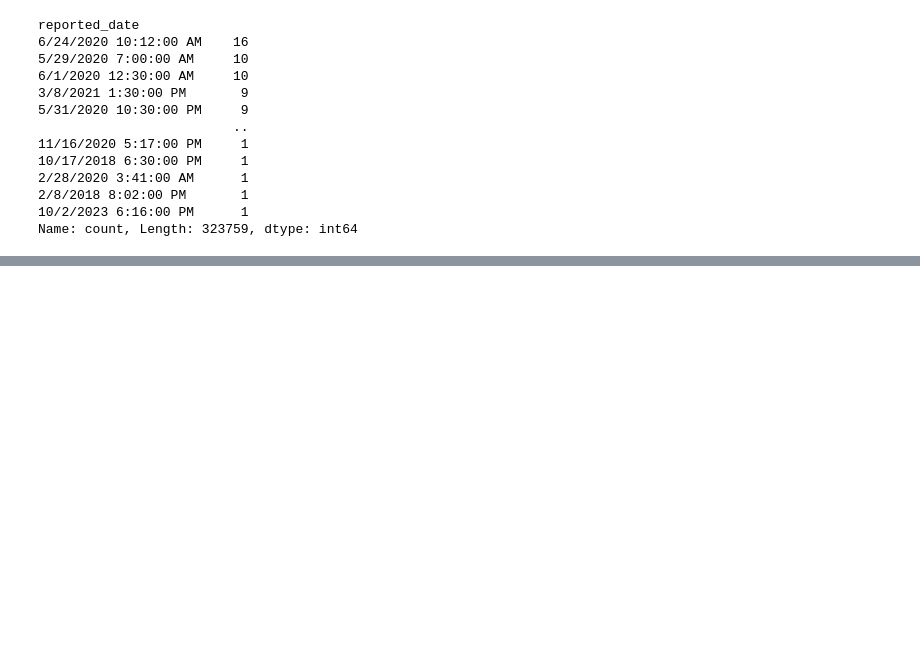
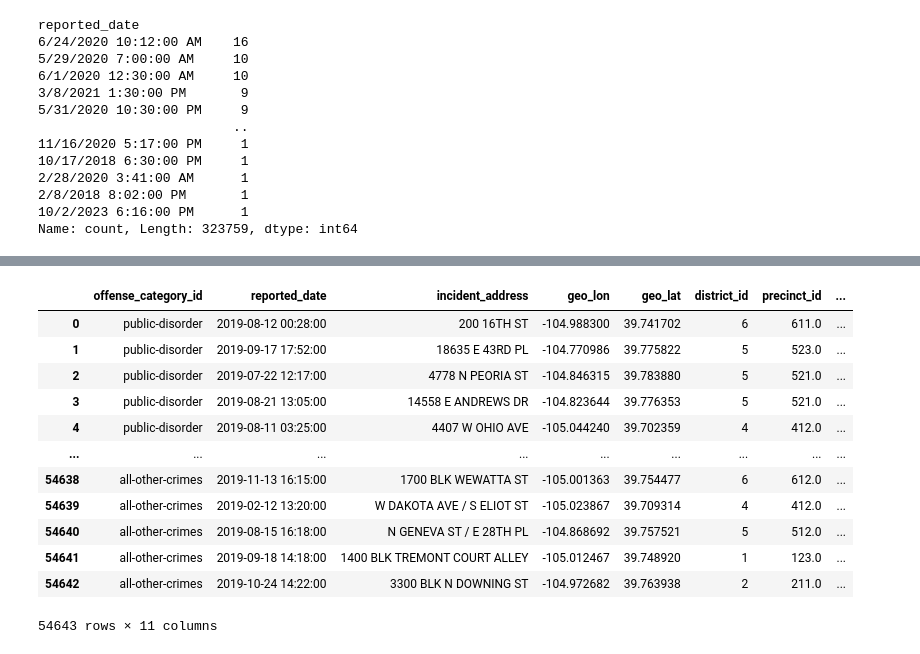
Before and after one commit to RchlEMllr/Project_4, a Jupyter notebook: further_trimming.ipynb, the cells around one changed output, grey strips where cells are left out. Saved outputs shown, nothing was run; the diff lists cells and outputs as text; code cells hidden in the pictures; blank space fills up the shorter version.

```diff
--- a/further_trimming.ipynb
+++ b/further_trimming.ipynb
@@ -174,0 +175,17 @@ crimes_2019_df
+# %%
+narrow_crimes_2019_df = crimes_2019_df.drop(columns=['offense_code','offense_code_extension','offense_type_id'])
+narrow_crimes_2019_df
+# %% [output]
+|  | offense_category_id | reported_date | incident_address | geo_lon | geo_lat | district_id | precinct_id | ... |
+| 0 | public-disorder | 2019-08-12 00:28:00 | 200 16TH ST | -104.988300 | 39.741702 | 6 | 611.0 | ... |
+| 1 | public-disorder | 2019-09-17 17:52:00 | 18635 E 43RD PL | -104.770986 | 39.775822 | 5 | 523.0 | ... |
+| 2 | public-disorder | 2019-07-22 12:17:00 | 4778 N PEORIA ST | -104.846315 | 39.783880 | 5 | 521.0 | ... |
+| 3 | public-disorder | 2019-08-21 13:05:00 | 14558 E ANDREWS DR | -104.823644 | 39.776353 | 5 | 521.0 | ... |
+| 4 | public-disorder | 2019-08-11 03:25:00 | 4407 W OHIO AVE | -105.044240 | 39.702359 | 4 | 412.0 | ... |
+| ... | ... | ... | ... | ... | ... | ... | ... | ... |
+| 54638 | all-other-crimes | 2019-11-13 16:15:00 | 1700 BLK WEWATTA ST | -105.001363 | 39.754477 | 6 | 612.0 | ... |
+| 54639 | all-other-crimes | 2019-02-12 13:20:00 | W DAKOTA AVE / S ELIOT ST | -105.023867 | 39.709314 | 4 | 412.0 | ... |
+| 54640 | all-other-crimes | 2019-08-15 16:18:00 | N GENEVA ST / E 28TH PL | -104.868692 | 39.757521 | 5 | 512.0 | ... |
+| 54641 | all-other-crimes | 2019-09-18 14:18:00 | 1400 BLK TREMONT COURT ALLEY | -105.012467 | 39.748920 | 1 | 123.0 | ... |
+| 54642 | all-other-crimes | 2019-10-24 14:22:00 | 3300 BLK N DOWNING ST | -104.972682 | 39.763938 | 2 | 211.0 | ... |
+54643 rows × 11 columns
```
Also changed, not shown: parts of 12 cells of this notebook, 2 other files.
